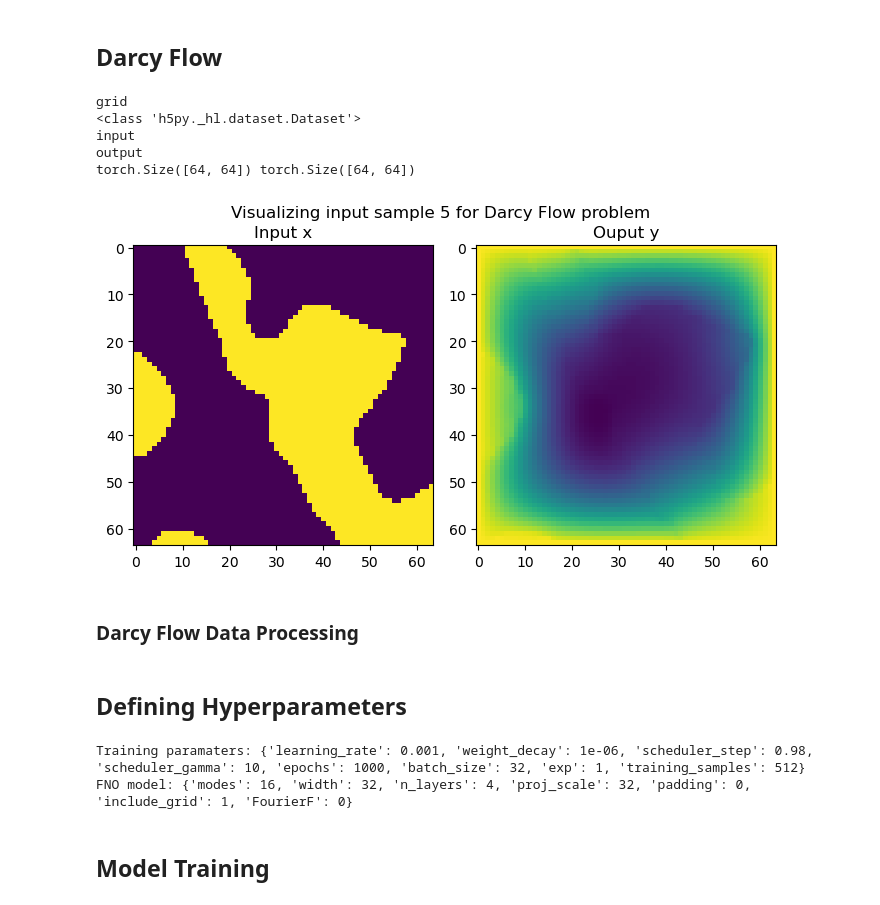
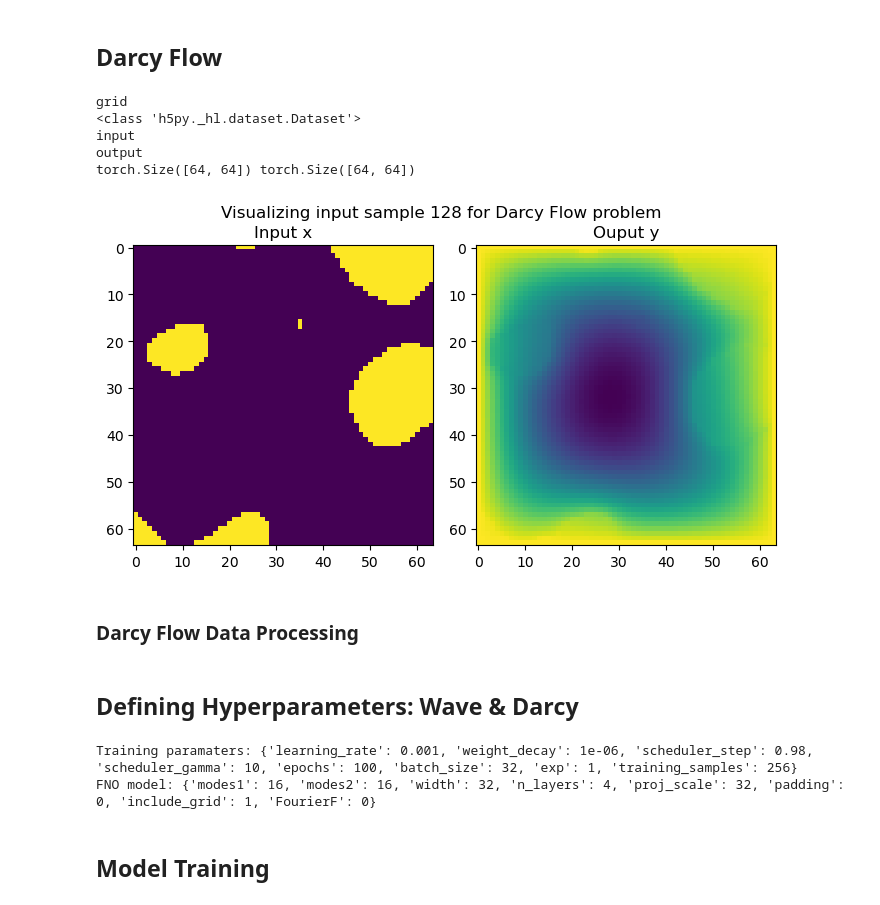
Before and after one commit to Parallel-in-Time/cfno, a Jupyter notebook: FNO.ipynb, the cells around one changed output. Cells and saved outputs as stored; diff of their text form; code cells hidden in the pictures.

```diff
--- a/FNO.ipynb
+++ b/FNO.ipynb
@@ -740,33 +754,33 @@ class WaveEquation:
 # %%
 file = "/p/project/cexalab/john2/NeuralOperators/ConvolutionalNeuralOperator/data/Darcy_64x64_IN.h5"
 with h5py.File(file, "r") as f:
     for key in f.keys():
         print(key) #Names of the root level object names in HDF5 file - can be groups or datasets.
         print(type(f[key])) # get the object type: usually group or dataset
         break
 
 
-    index = 5
+    index = 128
     start = 0
     #Get the HDF5 group; key needs to be a group name from above
     group = f['sample_' + str(index + start)]
 
     #Checkout what keys are inside that group.
     for key in group.keys():
         print(key)
 
     x = torch.from_numpy(f['sample_' + str(index + start)]["input"][:]).type(torch.float32)
     y = torch.from_numpy(f['sample_' + str(index + start)]["output"][:]).type(torch.float32)
     print(x.shape,y.shape)
 
 plot_data(x.reshape(1, x.shape[0], x.shape[1]), y.reshape(1, y.shape[0], y.shape[1]),index,example="Darcy Flow", out=False)
 # %% [output]
 grid
 <class 'h5py._hl.dataset.Dataset'>
 input
 output
 torch.Size([64, 64]) torch.Size([64, 64])
-[figure, old version]
+[figure, new version]
 # %% [markdown]
 ### Darcy Flow Data Processing
 # %%
@@ -864,52 +874,49 @@ class Darcy:
         self.val_loader = DataLoader(DarcyDataset("validation", self.N_Fourier_F, training_samples), batch_size=batch_size, shuffle=True, num_workers=num_workers)
         self.test_loader = DataLoader(DarcyDataset("testing", self.N_Fourier_F, training_samples, in_dist), batch_size=batch_size, shuffle=False, num_workers=num_workers)
 # %% [markdown]
-## Defining Hyperparameters
+## Defining Hyperparameters: Wave & Darcy
 # %%
 # Chose example
 example = "darcy"  #darcy, wave
-folder = "/p/project/cexalab/john2/NeuralOperators/FNO/TrainModels/"+"FNO_"+example+"_tmp1"
+folder = "/p/project/cexalab/john2/NeuralOperators/FNO/TrainModels/"+"FNO_"+example+"_tmp3"
 if not os.path.isdir(folder):
     os.mkdir(folder)
     print("Generated new folder")
 
 device = torch.device('cuda' if torch.cuda.is_available() else 'cpu')
 writer = SummaryWriter(log_dir=folder)
+network_properties = {}
+training_properties = {}
+fno_architecture = default_param(network_properties)
+training_properties = default_train_params(training_properties)
+
+learning_rate = training_properties["learning_rate"]
+training_properties["epochs"] = 100
+# epochs = training_properties["epochs"]
+batch_size = training_properties["batch_size"]
+weight_decay = training_properties["weight_decay"]
+scheduler_step = training_properties["scheduler_step"]
+scheduler_gamma = training_properties["scheduler_gamma"]
+training_samples = training_properties["training_samples"]
+p = training_properties["exp"]
+
+df = pd.DataFrame.from_dict([training_properties]).T
+df.to_csv(folder + '/training_properties.txt', header=False, index=True, mode='w')
+df = pd.DataFrame.from_dict([fno_architecture]).T
+df.to_csv(folder + '/net_architecture.txt', header=False, index=True, mode='w')
+
+print("Training paramaters:", training_properties)
+print("FNO model:", fno_architecture)
+
+if example == "wave":
+    problem = WaveEquation(fno_architecture, device, batch_size,training_samples)
+elif example == "darcy":
+    problem = Darcy(fno_architecture, device, batch_size,training_samples)
+else:
+    raise ValueError("the variable which_example has to be one between darcy")
+# %% [output]
+Training paramaters: {'learning_rate': 0.001, 'weight_decay': 1e-06, 'scheduler_step': 0.98, 'scheduler_gamma': 10, 'epochs': 100, 'batch_size': 32, 'exp': 1, 'training_samples': 256}
+FNO model: {'modes1': 16, 'modes2': 16, 'width': 32, 'n_layers': 4, 'proj_scale': 32, 'padding': 0, 'include_grid': 1, 'FourierF': 0}
-# %%
-network_properties = {}
-training_properties = {}
-fno_architecture = default_param(network_properties)
-training_properties = default_train_params(training_properties)
-
-
-learning_rate = training_properties["learning_rate"]
-# training_properties["epochs"] = 1000
-epochs = training_properties["epochs"]
-batch_size = training_properties["batch_size"]
-weight_decay = training_properties["weight_decay"]
-scheduler_step = training_properties["scheduler_step"]
-scheduler_gamma = training_properties["scheduler_gamma"]
-training_samples = training_properties["training_samples"]
-p = training_properties["exp"]
-
-
-if example == "wave":
-    problem = WaveEquation(fno_architecture, device, batch_size,training_samples)
-elif example == "darcy":
-    problem = Darcy(fno_architecture, device, batch_size,training_samples)
-else:
-    raise ValueError("the variable which_example has to be one between darcy")
-
-df = pd.DataFrame.from_dict([training_properties]).T
-df.to_csv(folder + '/training_properties.txt', header=False, index=True, mode='w')
-df = pd.DataFrame.from_dict([fno_architecture]).T
-df.to_csv(folder + '/net_architecture.txt', header=False, index=True, mode='w')
-
-print("Training paramaters:", training_properties)
-print("FNO model:", fno_architecture)
-# %% [output]
-Training paramaters: {'learning_rate': 0.001, 'weight_decay': 1e-06, 'scheduler_step': 0.98, 'scheduler_gamma': 10, 'epochs': 1000, 'batch_size': 32, 'exp': 1, 'training_samples': 512}
-FNO model: {'modes': 16, 'width': 32, 'n_layers': 4, 'proj_scale': 32, 'padding': 0, 'include_grid': 1, 'FourierF': 0}
 # %% [markdown]
 ## Model Training
 # %%
```
Also changed, not shown: parts of 44 cells of this notebook, 7 other files.
